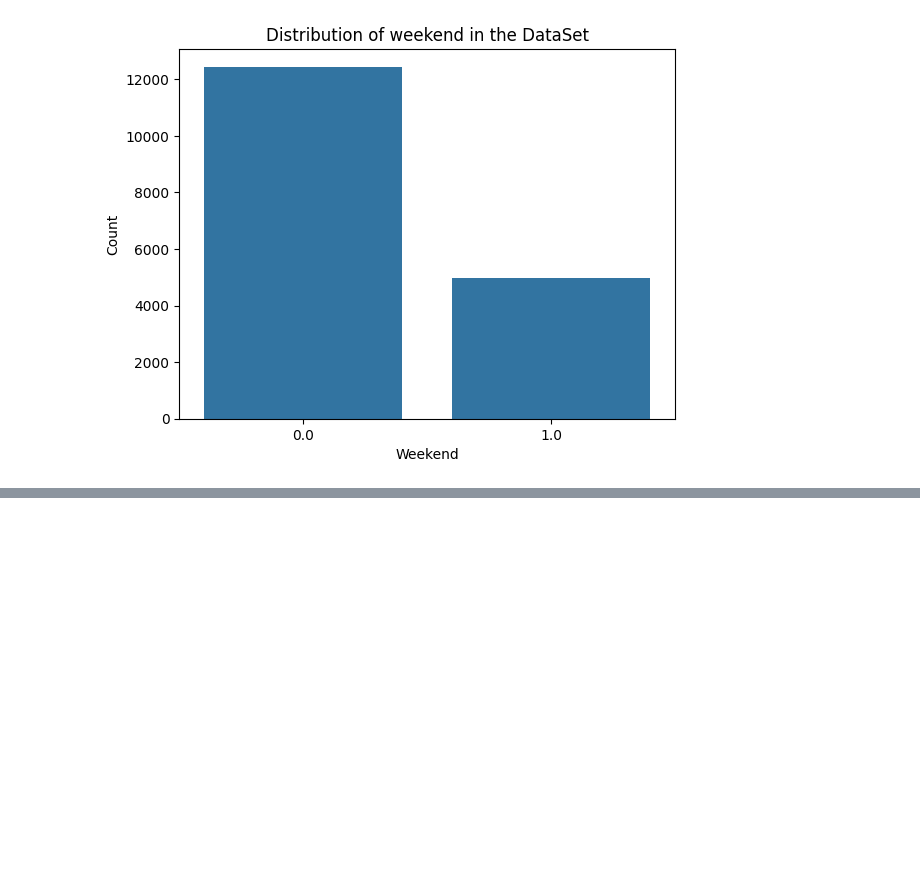
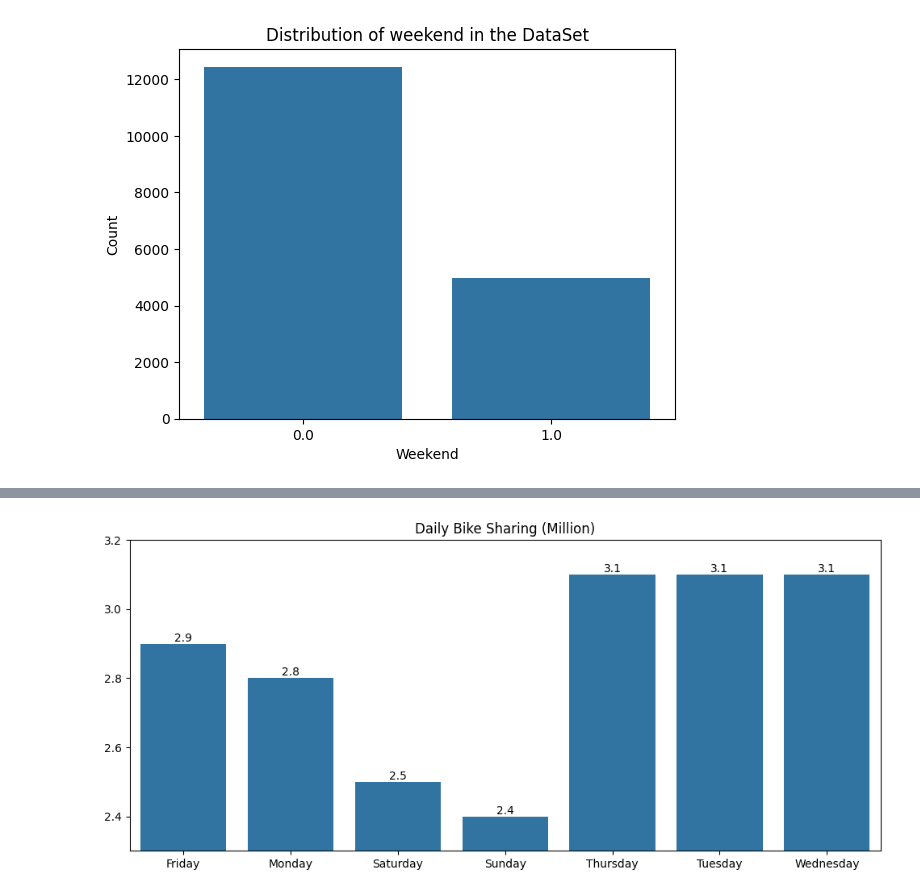
Before and after one commit to EstebanGarnicaMateus/Portfolio, a Jupyter notebook: ds_projects/analysis_visualization/Bike_sharing.ipynb, the cells around one changed output, grey strips where cells are left out. Cells and saved outputs as stored; diff of their text form; code cells hidden in the pictures; blank space fills up the shorter version.

Commit message:
Some extra features of visualizations

```diff
--- a/ds_projects/analysis_visualization/Bike_sharing.ipynb
+++ b/ds_projects/analysis_visualization/Bike_sharing.ipynb
@@ -180,0 +183,6 @@ plt.show()
+# %%
+df['date'] = pd.to_datetime(df['timestamp'])
+# %%
+df['day'] = df['date'].dt.day_name()
+df['month'] = df['date'].dt.month_name()
+df.head(3)
@@ -180,0 +194,3 @@ plt.show()
+# %%
+weekly_bike_share  = (df.groupby('day')['cnt'].sum()/1000000).round(1)
+weekly_bike_share
@@ -180,0 +207,12 @@ plt.show()
+# %%
+plt.figure(figsize=(12,5))
+
+ax=sns.barplot(x=weekly_bike_share.index, y=weekly_bike_share.values, errorbar=None)
+ax.set_title("Daily Bike Sharing (Million)")
+ax.set_ylim(ymax=3.2,ymin=2.3)
+ax.set_xlabel('') # To cancel writing "day" on the x-axis
+
+for i in ax.containers:
+    ax.bar_label(i)
+# %% [output]
+[figure, added]
```
Also changed, not shown: parts of 8 cells of this notebook.
